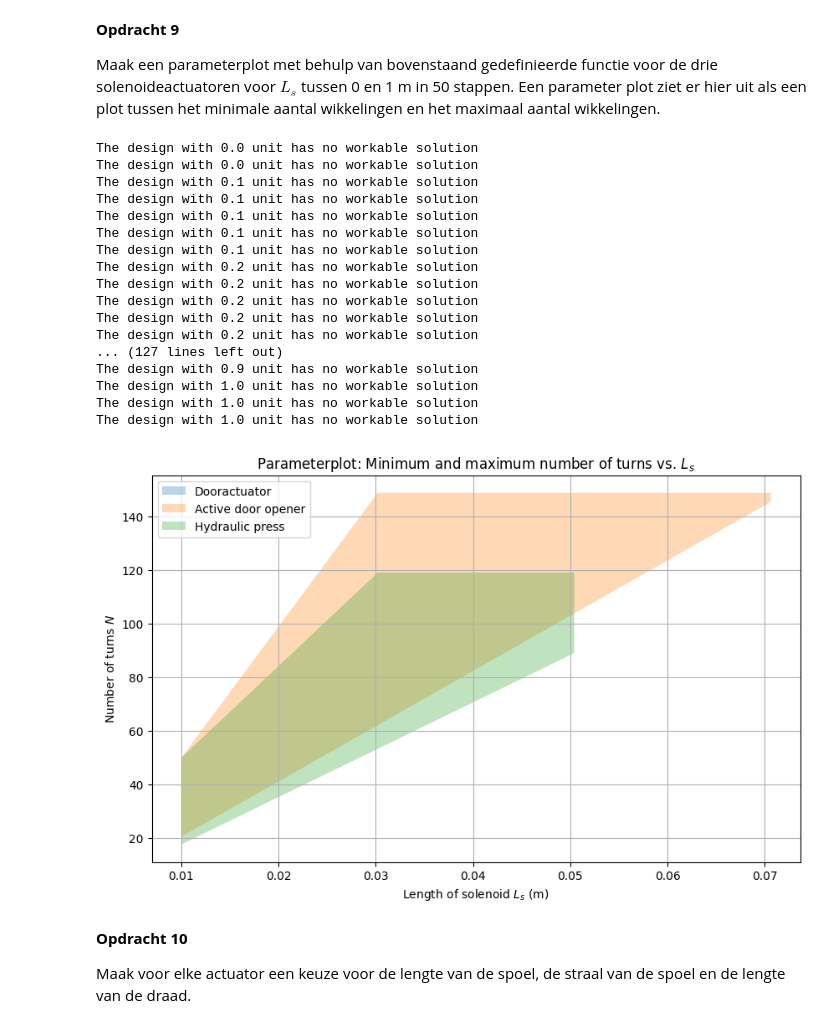
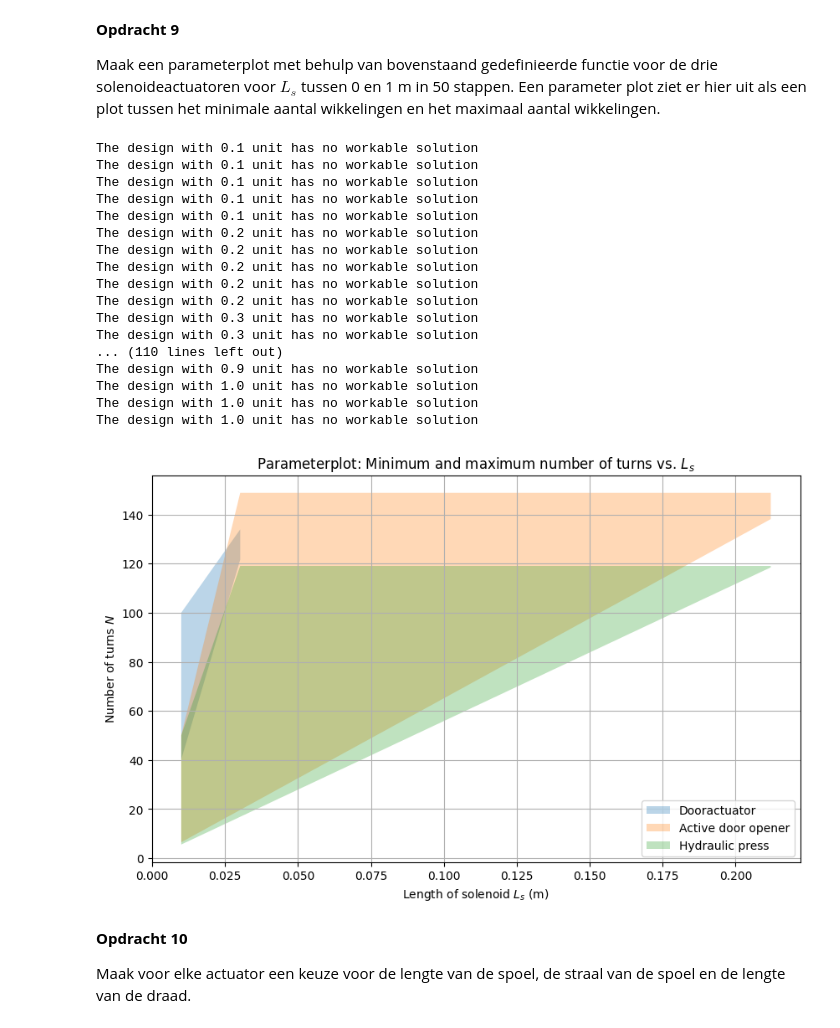
Before and after one commit to pieterbroerse/opdrachten-DEF-D, a Jupyter notebook: DigitaleOntwerpopdrachten/2KrachtactuatorOpdracht/KrachtactuatorOpdracht.ipynb, the cells around one changed output. Saved outputs shown, nothing was run; the diff lists cells and outputs as text; code cells hidden in the pictures.

```diff
--- a/DigitaleOntwerpopdrachten/2KrachtactuatorOpdracht/KrachtactuatorOpdracht.ipynb
+++ b/DigitaleOntwerpopdrachten/2KrachtactuatorOpdracht/KrachtactuatorOpdracht.ipynb
@@ -157,11 +157,10 @@ Het maximum aantal wikkelingen is de kleinste van voorwaarde 2) en 3). Geef een
 # %% [markdown]
  ![Alt](opdracht8.jpg)
 # %%
-### BEGIN SOLUTION
 ### BEGIN SOLUTION
 
 mu_0 = 4 * np.pi * 1e-7  # magnetic constant
-def aantal_wikkelingen(F_min, L_s, r_s, I, mu_r, r_d, V, rho=1.68e-8):
+def amount_of_turns(F_min, L_s, r_s, I, mu_r, r_d, V, rho=1.68e-8):
 
     N_min = np.sqrt((2 * F_min * L_s**2) / (mu_0 * np.pi * r_s**2 * I**2 * (mu_r - 1))) #derived formula in opdracht 7
 
@@ -198,11 +197,11 @@ Maak een parameterplot met behulp van bovenstaand gedefinieerde functie voor de
 # Parameters for 3 actuators
 actuators = [
     # Dooractuator (given in assignment)
-    {'F_min': 40, 'r_s': 0.01, 'r_d': 0.00005, 'I': 0.5, 'mu_r': 5000, 'V': 9},
+    {'F_min': 40, 'r_s': 0.01, 'r_d': 0.00005, 'I': 0.5, 'mu_r': 50000, 'V': 9},
     # Automatic door opener (chosen by me)
-    {'F_min': 67, 'r_s': 0.02, 'r_d': 0.0001, 'I': 2, 'mu_r': 5000, 'V': 20},
+    {'F_min': 67, 'r_s': 0.02, 'r_d': 0.0001, 'I': 2, 'mu_r': 50000, 'V': 20},
     # Hydraulic press (miniature kitchen application)
-    {'F_min': 77, 'r_s': 0.025, 'r_d': 0.0001, 'I': 2, 'mu_r': 5000, 'V': 20},
+    {'F_min': 77, 'r_s': 0.025, 'r_d': 0.0001, 'I': 2, 'mu_r': 50000, 'V': 20},
 ]
 
 
@@ -212,38 +211,38 @@ plt.figure(figsize=(10,6))
 for idx, act in enumerate(actuators):
     N_min_list, N_max_list = [], []
     for L_s in L_s_values:
-        N_min, N_max = aantal_wikkelingen(
+        N_min, N_max = amount_of_turns(
             act['F_min'], L_s, act['r_s'], act['I'], act['mu_r'], act['r_d'], act['V']
         )
         N_min_list.append(N_min if N_min != 'NaN' else np.nan)
         N_max_list.append(N_max if N_max != 'NaN' else np.nan)
     plt.fill_between(L_s_values, N_min_list, N_max_list, alpha=0.3, label=f'Actuator {idx+1}')
 
 plt.xlabel('Length of solenoid $L_s$ (m)')
 plt.ylabel('Number of turns $N$')
 plt.title('Parameterplot: Minimum and maximum number of turns vs. $L_s$')
 plt.legend(['Dooractuator', 'Active door opener', 'Hydraulic press'])
 plt.grid()
 plt.show()
 # %% [output]
-The design with 0.0 unit has no workable solution
-The design with 0.0 unit has no workable solution
 The design with 0.1 unit has no workable solution
 The design with 0.1 unit has no workable solution
 The design with 0.1 unit has no workable solution
 The design with 0.1 unit has no workable solution
 The design with 0.1 unit has no workable solution
 The design with 0.2 unit has no workable solution
 The design with 0.2 unit has no workable solution
 The design with 0.2 unit has no workable solution
 The design with 0.2 unit has no workable solution
 The design with 0.2 unit has no workable solution
-... (127 lines left out)
+The design with 0.3 unit has no workable solution
+The design with 0.3 unit has no workable solution
+... (110 lines left out)
 The design with 0.9 unit has no workable solution
 The design with 1.0 unit has no workable solution
 The design with 1.0 unit has no workable solution
 The design with 1.0 unit has no workable solution
-[figure, old version]
+[figure, new version]
 # %% [markdown]
 **Opdracht 10**
 
```
Also changed, not shown: parts of 19 cells of this notebook, 1 other file.
